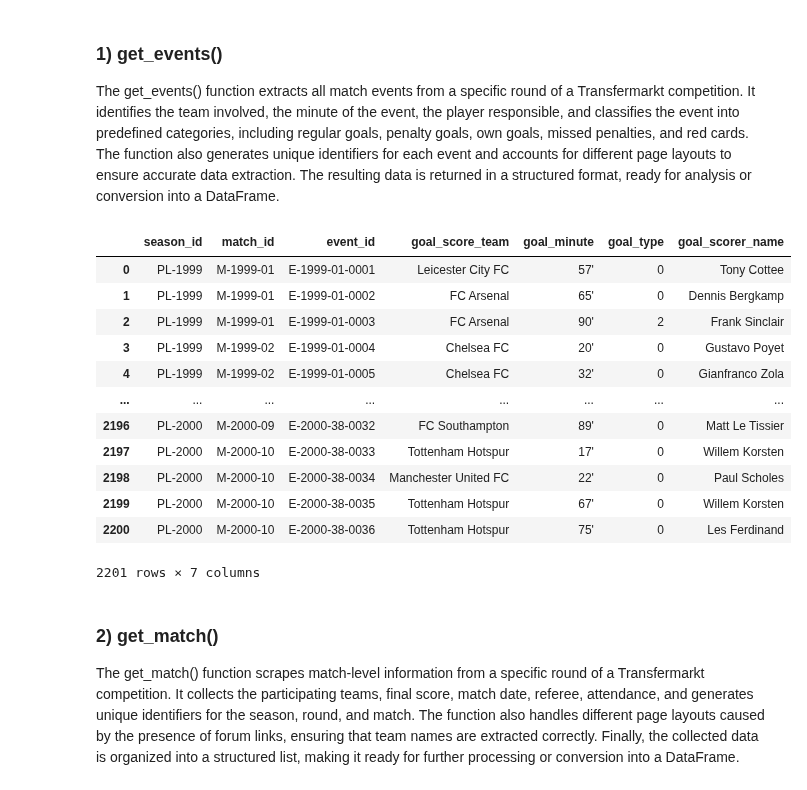
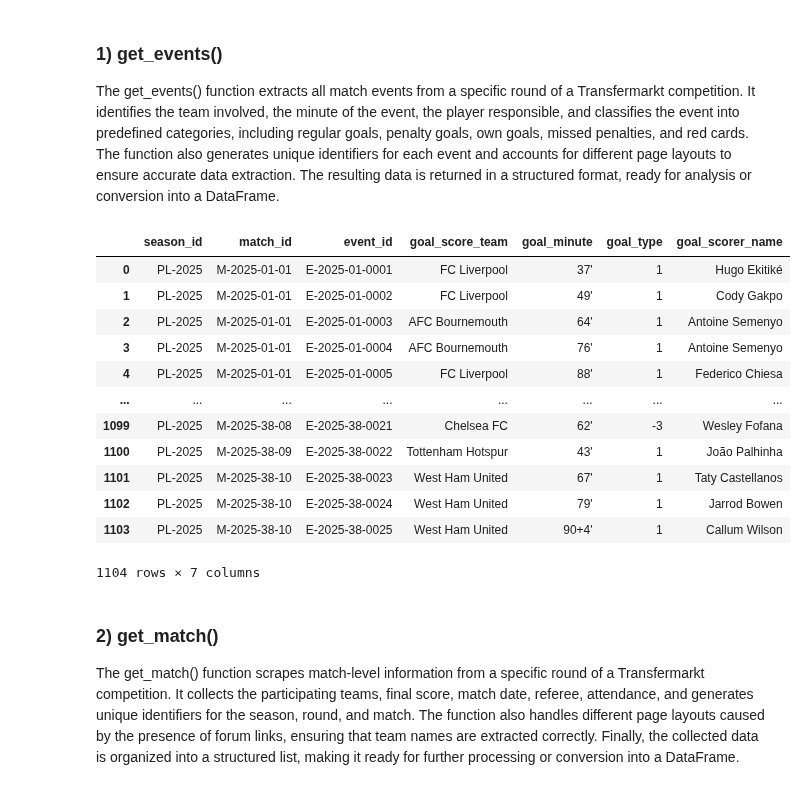
Before and after one commit to DaviGriebler/transfermarkt_scraping, a Jupyter notebook: testing scripts/scraping_examples.ipynb, the cells around one changed output. Cells and saved outputs as stored; diff of their text form; code cells hidden in the pictures.

```diff
--- a/testing scripts/oop_scraping_scripts.ipynb
+++ b/testing scripts/scraping_examples.ipynb
@@ -90,11 +90,13 @@ def get_events(headers, league, n_season, n_round):
                     temp.append(event_minute)
 
                 # Event Type Information
-                if event_type == 'icon-tor-formation': temp.append(0) # Normal Goal
-                elif event_type == 'icon-elfmeter-formation': temp.append(1) # Penalty Goal
-                elif event_type == 'icon-eigentor-formation': temp.append(2) # Own Goal
-                elif event_type == 'icon-verschossener-elfmeter-formation': temp.append(-2) # Penalty Missed
-                else: temp.append(-1) # Red Cards
+                if event_type == 'icon-tor-formation': temp.append(1) # Normal Goal
+                elif event_type == 'icon-elfmeter-formation': temp.append(2) # Penalty Goal
+                elif event_type == 'icon-eigentor-formation': temp.append(3) # Own Goal
+                elif event_type == 'icon-verschossener-elfmeter-formation': temp.append(-1) # Penalty Missed
+                elif event_type == 'icon-rotekarte-formation': temp.append(-2) # Red Cards
+                elif event_type == 'icon-gelbrotekarte-formation': temp.append(-3) # second yellow
+                else: temp.append(0) # Exceptions
 
                 # Player wich made the action
                 player = row.find('a').get('title')
@@ -106,35 +108,32 @@ def get_events(headers, league, n_season, n_round):
         goals_list.insert(0,['season_id', 'match_id', 'event_id','goal_score_team','goal_minute','goal_type', 'goal_scorer_name'])
         return goals_list
 # %%
-events = []
-head = []
+premier_events = []
 
-for season in range(1999,2001):
+for season in range(2025,2026):
     if season > 1994: season_round = 39
     else: season_round = 43
 
     for round in range(1,season_round+1):
-        temp = get_events(headers,'premier-league',season,round)
-        head=temp[0]
-        events += temp[1:]
-events.insert(0,head)
+        event_data = get_events(headers,'premier-league',season,round)
+        premier_events.extend(event_data[1:])
 
-df_events = pd.DataFrame(events[1:], columns=events[0])
+df_events = pd.DataFrame(premier_events, columns=event_data[0])
 display(df_events)
 # %% [output]
 |  | season_id | match_id | event_id | goal_score_team | goal_minute | goal_type | goal_scorer_name |
-| 0 | PL-1999 | M-1999-01 | E-1999-01-0001 | Leicester City FC | 57' | 0 | Tony Cottee |
-| 1 | PL-1999 | M-1999-01 | E-1999-01-0002 | FC Arsenal | 65' | 0 | Dennis Bergkamp |
-| 2 | PL-1999 | M-1999-01 | E-1999-01-0003 | FC Arsenal | 90' | 2 | Frank Sinclair |
-| 3 | PL-1999 | M-1999-02 | E-1999-01-0004 | Chelsea FC | 20' | 0 | Gustavo Poyet |
-| 4 | PL-1999 | M-1999-02 | E-1999-01-0005 | Chelsea FC | 32' | 0 | Gianfranco Zola |
+| 0 | PL-2025 | M-2025-01-01 | E-2025-01-0001 | FC Liverpool | 37' | 1 | Hugo Ekitiké |
+| 1 | PL-2025 | M-2025-01-01 | E-2025-01-0002 | FC Liverpool | 49' | 1 | Cody Gakpo |
+| 2 | PL-2025 | M-2025-01-01 | E-2025-01-0003 | AFC Bournemouth | 64' | 1 | Antoine Semenyo |
+| 3 | PL-2025 | M-2025-01-01 | E-2025-01-0004 | AFC Bournemouth | 76' | 1 | Antoine Semenyo |
+| 4 | PL-2025 | M-2025-01-01 | E-2025-01-0005 | FC Liverpool | 88' | 1 | Federico Chiesa |
 | ... | ... | ... | ... | ... | ... | ... | ... |
-| 2196 | PL-2000 | M-2000-09 | E-2000-38-0032 | FC Southampton | 89' | 0 | Matt Le Tissier |
-| 2197 | PL-2000 | M-2000-10 | E-2000-38-0033 | Tottenham Hotspur | 17' | 0 | Willem Korsten |
-| 2198 | PL-2000 | M-2000-10 | E-2000-38-0034 | Manchester United FC | 22' | 0 | Paul Scholes |
-| 2199 | PL-2000 | M-2000-10 | E-2000-38-0035 | Tottenham Hotspur | 67' | 0 | Willem Korsten |
-| 2200 | PL-2000 | M-2000-10 | E-2000-38-0036 | Tottenham Hotspur | 75' | 0 | Les Ferdinand |
+| 1099 | PL-2025 | M-2025-38-08 | E-2025-38-0021 | Chelsea FC | 62' | -3 | Wesley Fofana |
+| 1100 | PL-2025 | M-2025-38-09 | E-2025-38-0022 | Tottenham Hotspur | 43' | 1 | João Palhinha |
+| 1101 | PL-2025 | M-2025-38-10 | E-2025-38-0023 | West Ham United | 67' | 1 | Taty Castellanos |
+| 1102 | PL-2025 | M-2025-38-10 | E-2025-38-0024 | West Ham United | 79' | 1 | Jarrod Bowen |
+| 1103 | PL-2025 | M-2025-38-10 | E-2025-38-0025 | West Ham United | 90+4' | 1 | Callum Wilson |
-2201 rows × 7 columns
+1104 rows × 7 columns
 # %% [markdown]
 ### 2) get_match()
 
```
Also changed, not shown: parts of 5 cells of this notebook, 4 other files.
